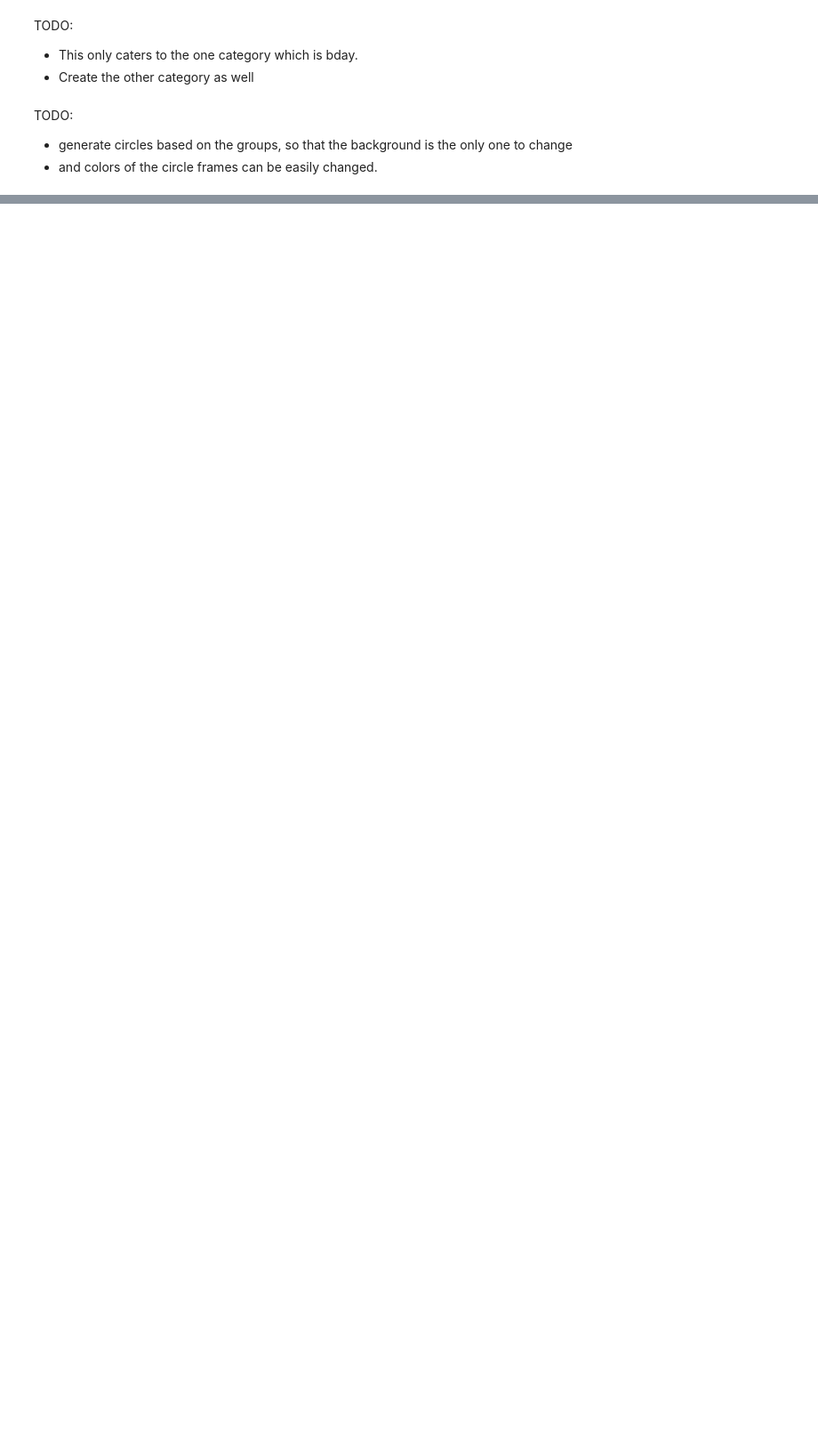
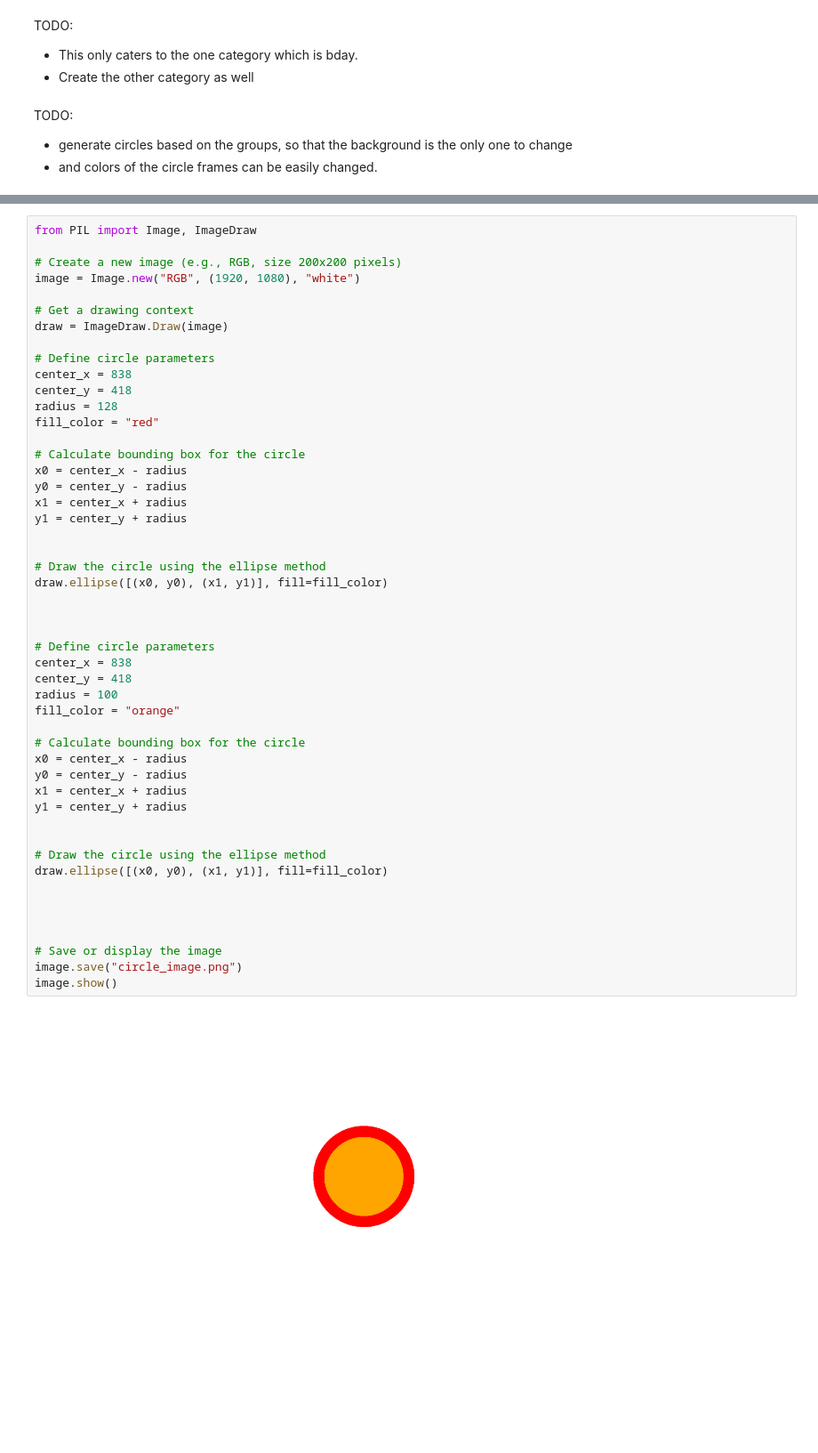
Before and after one commit to VinceValmeo/FrameAuto, a Jupyter notebook: frame-auto.ipynb, the cells around one changed output, grey strips where cells are left out. Shown: that part at 89% size. Cells and saved outputs as stored; diff of their text form; blank space fills up the shorter version.

Commit message:
try geneate circle

```diff
--- a/frame-auto.ipynb
+++ b/frame-auto.ipynb
@@ -169,0 +176,51 @@ TODO:
+# %%
+from PIL import Image, ImageDraw
+
+# Create a new image (e.g., RGB, size 200x200 pixels)
+image = Image.new("RGB", (1920, 1080), "white")
+
+# Get a drawing context
+draw = ImageDraw.Draw(image)
+
+# Define circle parameters
+center_x = 838
+center_y = 418
+radius = 128
+fill_color = "red"
+
+# Calculate bounding box for the circle
+x0 = center_x - radius
+y0 = center_y - radius
+x1 = center_x + radius
+y1 = center_y + radius
+
+
+# Draw the circle using the ellipse method
+draw.ellipse([(x0, y0), (x1, y1)], fill=fill_color)
+
+
+
+# Define circle parameters
+center_x = 838
+center_y = 418
+radius = 100
+fill_color = "orange"
+
+# Calculate bounding box for the circle
+x0 = center_x - radius
+y0 = center_y - radius
+x1 = center_x + radius
+y1 = center_y + radius
+
+
+# Draw the circle using the ellipse method
+draw.ellipse([(x0, y0), (x1, y1)], fill=fill_color)
+
+
+
+
+# Save or display the image
+image.save("circle_image.png")
+image.show()
+# %% [output]
+[figure, added]
```
Also changed, not shown: parts of 1 cell of this notebook, 1 other file.
